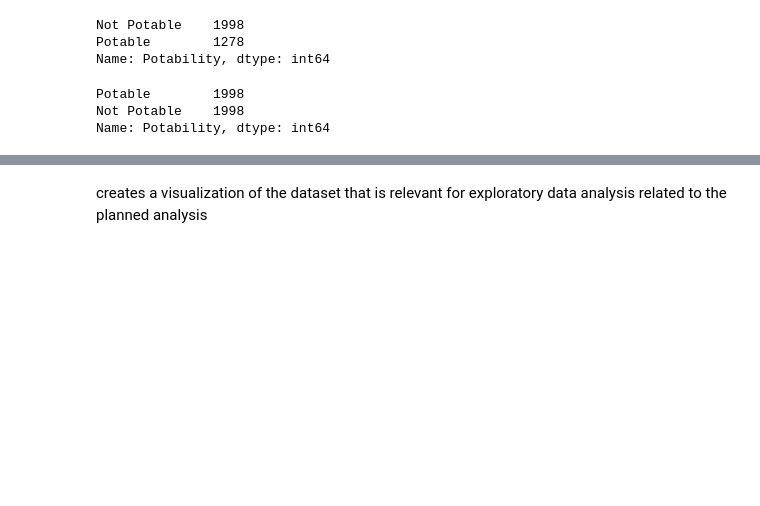
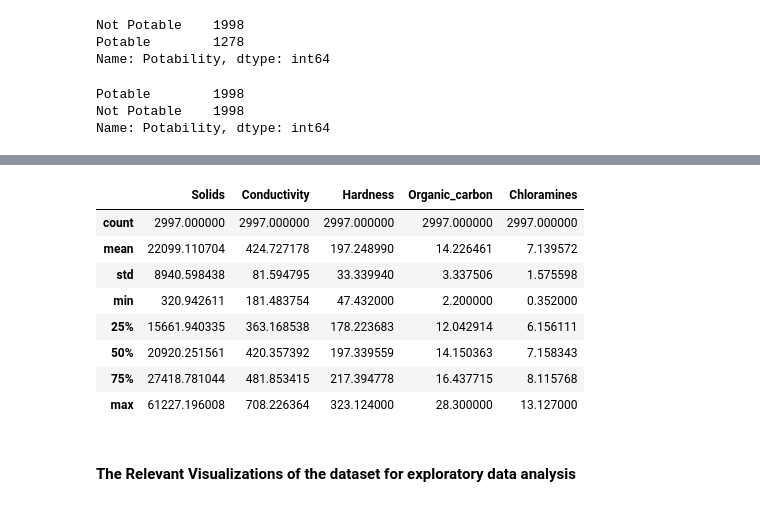
Before and after one commit to belindaxo/dsci100-project, a Jupyter notebook: project_report.ipynb, the cells around one changed output, grey strips where cells are left out. Saved outputs shown, nothing was run; the diff lists cells and outputs as text; code cells hidden in the pictures; blank space fills up the shorter version.

```diff
--- a/project_report.ipynb
+++ b/project_report.ipynb
@@ -108,2 +165,16 @@ Name: Potability, dtype: int64
+# %%
+# The description of the selected predictor variables in the training dataset
+selected_predictors_summary = water_train[["Solids", "Conductivity", "Hardness", "Organic_carbon", "Chloramines"]].describe()
+selected_predictors_summary
+# %% [output]
+|  | Solids | Conductivity | Hardness | Organic_carbon | Chloramines |
+| count | 2997.000000 | 2997.000000 | 2997.000000 | 2997.000000 | 2997.000000 |
+| mean | 22099.110704 | 424.727178 | 197.248990 | 14.226461 | 7.139572 |
+| std | 8940.598438 | 81.594795 | 33.339940 | 3.337506 | 1.575598 |
+| min | 320.942611 | 181.483754 | 47.432000 | 2.200000 | 0.352000 |
+| 25% | 15661.940335 | 363.168538 | 178.223683 | 12.042914 | 6.156111 |
+| 50% | 20920.251561 | 420.357392 | 197.339559 | 14.150363 | 7.158343 |
+| 75% | 27418.781044 | 481.853415 | 217.394778 | 16.437715 | 8.115768 |
+| max | 61227.196008 | 708.226364 | 323.124000 | 28.300000 | 13.127000 |
 # %% [markdown]
-creates a visualization of the dataset that is relevant for exploratory data analysis related to the planned analysis
+#### The Relevant Visualizations of the dataset for exploratory data analysis
```
Also changed, not shown: parts of 5 cells of this notebook.
